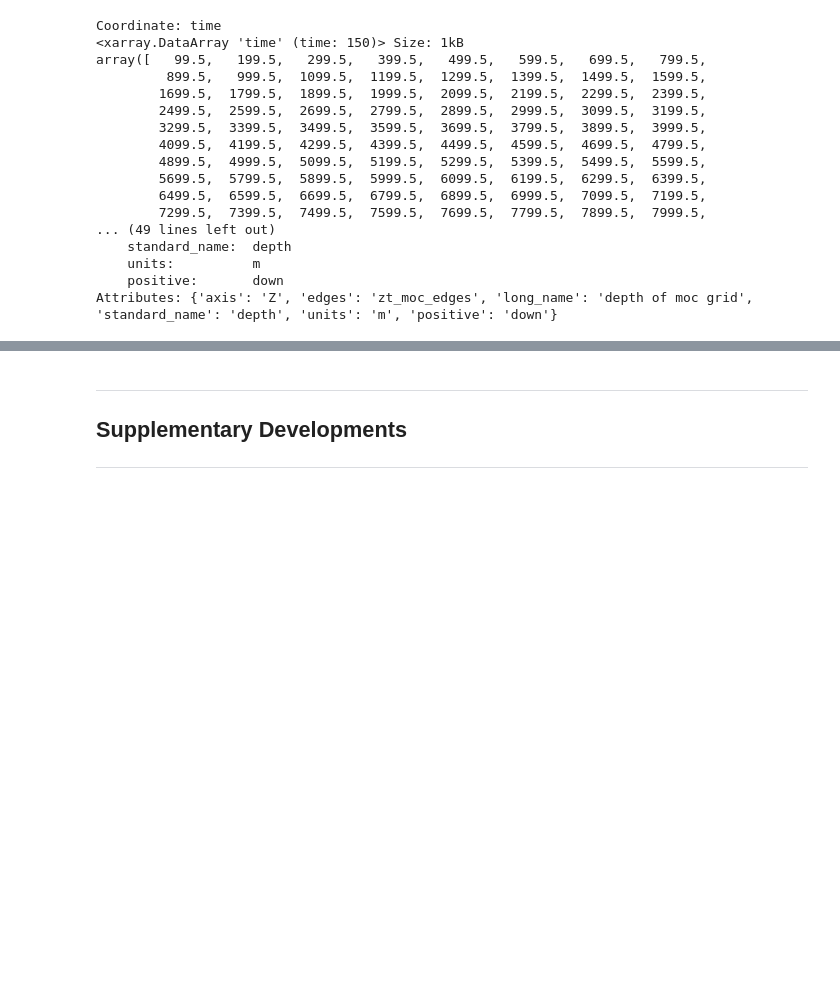
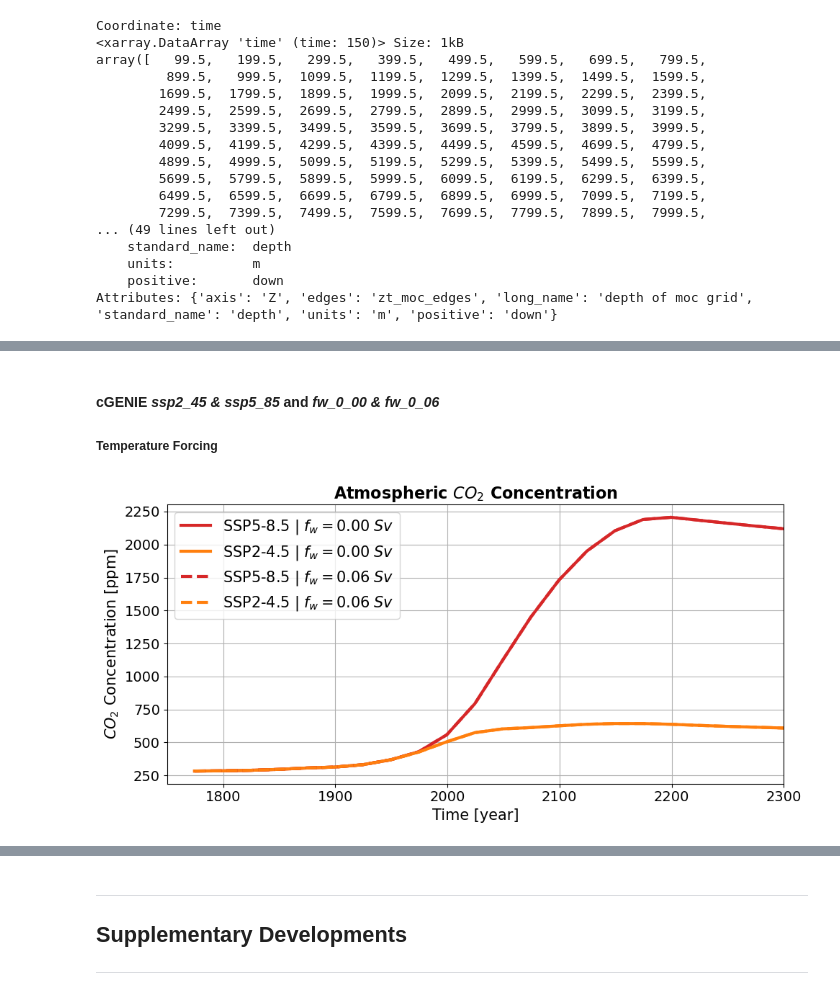
Before and after one commit to VUB-HYDR/2025_Laridon_etal_ORE, a Jupyter notebook: ATCM.ipynb, the cells around one changed output, grey strips where cells are left out. Cells and saved outputs as stored; diff of their text form; code cells hidden in the pictures; blank space fills up the shorter version.

Commit message:
20250805 dpvt cGENIE sim analysis and start valid process ATCM

```diff
--- a/ATCM.ipynb
+++ b/ATCM.ipynb
@@ -1940,0 +1948,39 @@ plt.show()
+# %% [markdown]
+#### cGENIE _ssp2_45 & ssp5_85_ and _fw_0_00 & fw_0_06_
+
+##### Temperature Forcing
+# %%
+# Compute the spatial average pCO2 over lat and lon for each time step
+ssp_2_45_fw_0_00_mean_atm_co2 = atm_CO2_ssp2_45_fw_0_00.mean(dim=["lat", "lon"])
+ssp_5_85_fw_0_00_mean_atm_co2 = atm_CO2_ssp5_85_fw_0_00.mean(dim=["lat", "lon"])
+ssp_2_45_fw_0_06_mean_atm_co2 = atm_CO2_ssp2_45_fw_0_06.mean(dim=["lat", "lon"])
+ssp_5_85_fw_0_06_mean_atm_co2 = atm_CO2_ssp5_85_fw_0_06.mean(dim=["lat", "lon"])
+
+# Convert model time to actual years (starting at 1750)
+time_in_years = atm_CO2_ssp2_45_fw_0_00["time"].values + 1750
+
+# Plot the spatial average pCO2 as a function of time
+plt.figure(figsize=(10, 5))
+
+plt.plot(time_in_years, ssp_5_85_fw_0_00_mean_atm_co2, label="SSP5-8.5 "+r"$| \; f_w = 0.00\;Sv$", lw=3,color='tab:red')
+plt.plot(time_in_years, ssp_2_45_fw_0_00_mean_atm_co2, label="SSP2-4.5 "+r"$| \; f_w = 0.00\;Sv$", lw=3,color='tab:orange')
+plt.plot(time_in_years, ssp_5_85_fw_0_06_mean_atm_co2, label="SSP5-8.5 "+r"$| \; f_w = 0.06\;Sv$", lw=3,color='tab:red',linestyle='--')
+plt.plot(time_in_years, ssp_2_45_fw_0_06_mean_atm_co2, label="SSP2-4.5 "+r"$| \; f_w = 0.06\;Sv$", lw=3,color='tab:orange',linestyle='--')
+
+plt.xlabel("Time [year]", fontsize=15)
+plt.ylabel(r"$CO_2$"+" Concentration [ppm]", fontsize=15)
+plt.title("Atmospheric " + r"$CO_2$" + " Concentration", fontsize=16, fontweight='bold')
+
+# Disable scientific notation on y-axis for better readability
+#plt.gca().yaxis.set_major_formatter(mticker.StrMethodFormatter('{x:.2f}'))
+
+plt.xlim(1750,2300)
+plt.xticks(fontsize=14)
+plt.yticks(fontsize=14)
+plt.grid(True)
+plt.legend(fontsize=15)
+plt.tight_layout()
+plt.savefig(figures_path+'ssps&fw_CO2_ppm',dpi=400)
+plt.show()
+# %% [output]
+[figure, added]
```
Also changed, not shown: parts of 24 cells of this notebook.
